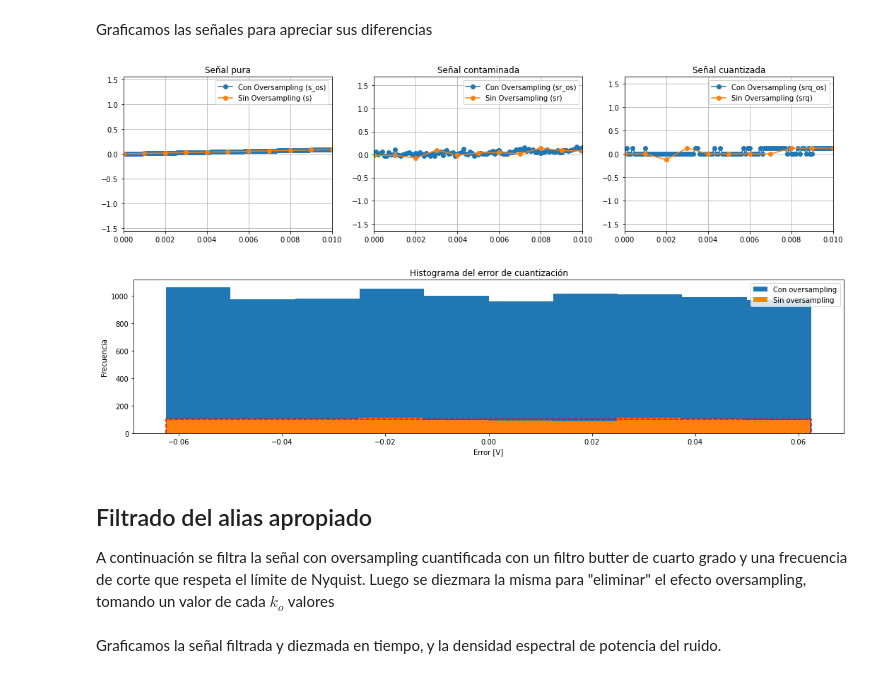
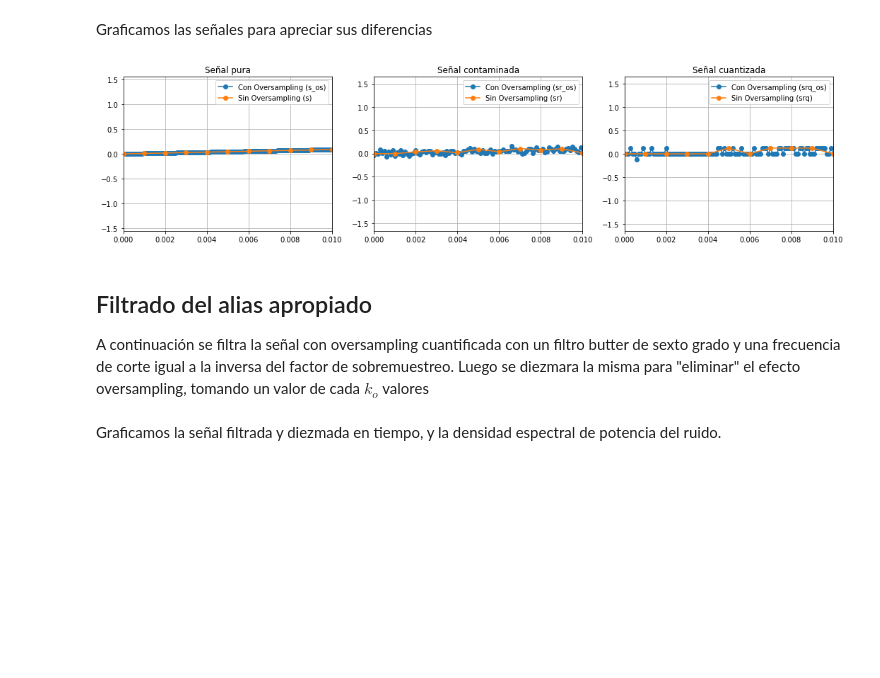
Before and after one commit to mnoe893/PDS_UTNBA_2025, a Jupyter notebook: TS5_cuantizacion.ipynb, the cells around one changed output. Saved outputs shown, nothing was run; the diff lists cells and outputs as text; code cells hidden in the pictures; blank space fills up the shorter version.

```diff
--- a/TS5_cuantizacion.ipynb
+++ b/TS5_cuantizacion.ipynb
@@ -66,35 +64,26 @@ Graficamos las señales para apreciar sus diferencias
 # %%
 plt.figure(figsize=(18, 4))
 
 plt.subplot(1,3,1)
 plt.plot(tt_os, s_os, 'o-', label='Con Oversampling (s_os)')
 plt.plot(tt, s, 'o-', label='Sin Oversampling (s)')
 plt.legend(); plt.grid();  plt.xlim(0, 0.01);plt.title("Señal pura")
 
 plt.subplot(1,3,2)
 plt.plot(tt_os, sr_os, 'o-', label='Con Oversampling (sr_os)')
 plt.plot(tt, sr, 'o-', label='Sin Oversampling (sr)')
 plt.legend(); plt.grid();  plt.xlim(0, 0.01);plt.title("Señal contaminada")
 
 plt.subplot(1,3,3)
 plt.plot(tt_os, srq_os, 'o-', label='Con Oversampling (srq_os)')
 plt.plot(tt, srq, 'o-', label='Sin Oversampling (srq)')
 plt.legend(); plt.grid();  plt.xlim(0, 0.01);plt.title("Señal cuantizada")
 plt.show()
-
-plt.figure(4, figsize=(18, 4))
-bins = 10
-plt.hist(nq_os, bins=bins, label="Con oversampling")
-plt.hist(nq, bins=bins, label="Sin oversampling")
-plt.plot( np.array([-q/2, -q/2, q/2, q/2]), np.array([0, N/bins, N/bins, 0]), '--r' )
-plt.title("Histograma del error de cuantización")
-plt.xlabel("Error [V]"); plt.ylabel("Frecuencia"); plt.legend(); plt.show()
 # %% [output]
-[figure, old version]
+[figure, new version]
-[figure, removed]
 # %% [markdown]
 ## Filtrado del alias apropiado
-A continuación se filtra la señal con oversampling cuantificada con un filtro butter de cuarto grado y una frecuencia de corte que respeta el límite de Nyquist. Luego se diezmara la misma para "eliminar" el efecto oversampling, tomando un valor de cada $k_o$ valores
+A continuación se filtra la señal con oversampling cuantificada con un filtro butter de sexto grado y una frecuencia de corte igual a la inversa del factor de sobremuestreo. Luego se diezmara la misma para "eliminar" el efecto oversampling, tomando un valor de cada $k_o$ valores
 # %%
 orden_filtro = 6
 fc = 1/ko             # Frecuencia de corte deseada
```
Also changed, not shown: parts of 4 cells of this notebook.
